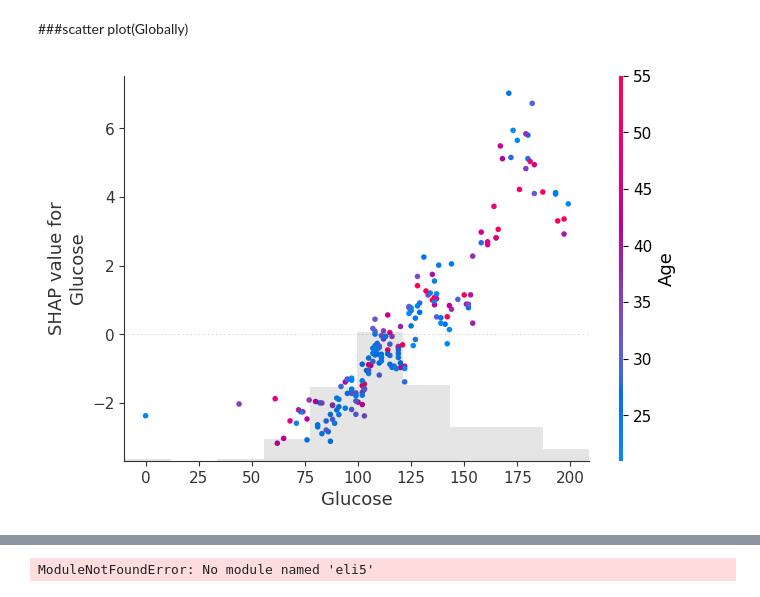
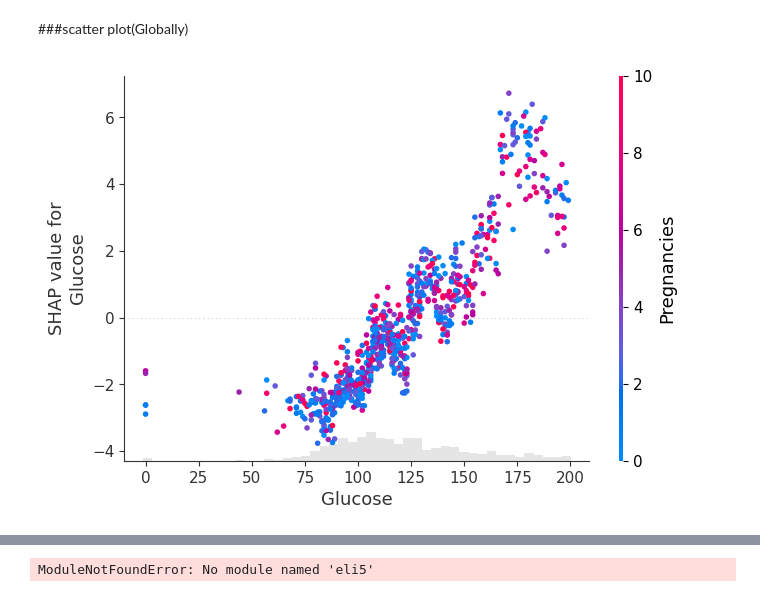
Before and after one commit to Piyumi22/XAI, a Jupyter notebook: SHAP_example_model.ipynb, the cells around one changed output, grey strips where cells are left out. Cells and saved outputs as stored; diff of their text form; code cells hidden in the pictures.

```diff
--- a/SHAP_example_model.ipynb
+++ b/SHAP_example_model.ipynb
@@ -128,14 +130,9 @@ import shap  # SHAP (SHapley Additive exPlanations) is used for model interpreta
 # Step 1: Initialize the SHAP TreeExplainer
 # TreeExplainer is specifically designed for tree-based models like XGBoost, LightGBM, or Random Forest.
 # It takes the trained model as input to compute SHAP values.
-explainer = shap.TreeExplainer(model)
+explainer = shap.Explainer(model,X)
 
 # Step 2: Compute SHAP values for the input data
 # SHAP values explain the contribution of each feature to the model's predictions.
 # Here, `X` is the input dataset (can be training or test data).
-shap_values = explainer.shap_values(X)
-
-
-# explain the GAM model with SHAP
-explainer1 = shap.Explainer(model, X)
-shap_values1 = explainer(X)
+shap_values = explainer(X)
@@ -421,6 +422,6 @@ fig.show()
 # %% [markdown]
 ###scatter plot(Globally)
 # %%
-shap.plots.scatter(shap_values_xgb[:,"Glucose"], color=shap_values_xgb)
+shap.plots.scatter(shap_values[:,"Glucose"], color=shap_values)
 # %% [output]
-[figure, old version]
+[figure, new version]
```
Also changed, not shown: parts of 22 cells of this notebook.
